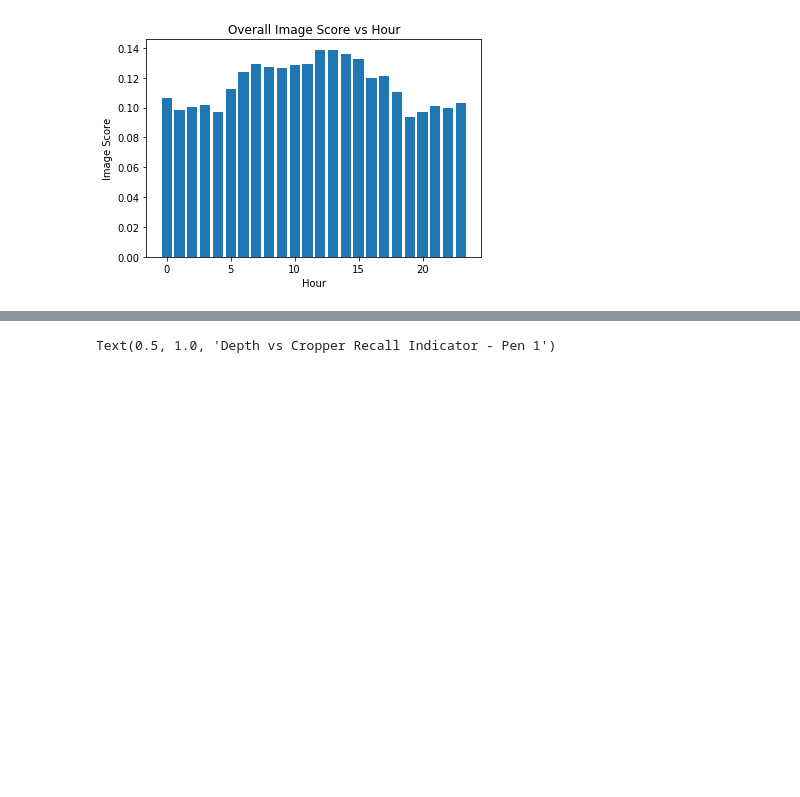
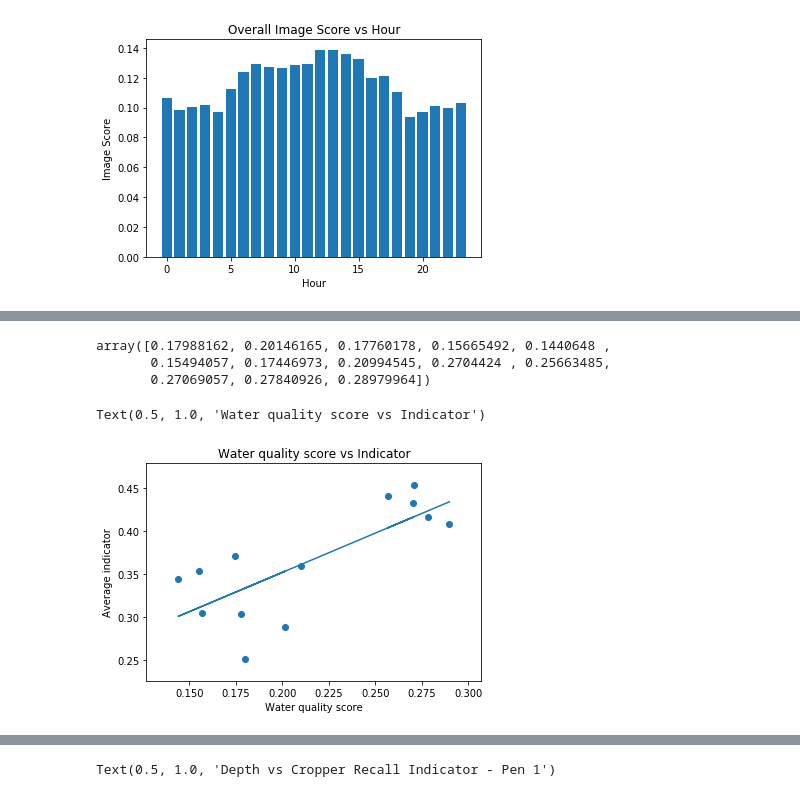
Before and after one commit to isabellafaccone/aquabytePersonal, a Jupyter notebook: bryton/biomass/Cropper Recall.ipynb, the cells around one changed output, grey strips where cells are left out. Drawn from its saved outputs; the diff is of its cells as text; code cells hidden in the pictures; blank space fills up the shorter version.

```diff
--- a/bryton/biomass/Cropper Recall.ipynb
+++ b/bryton/biomass/Cropper Recall.ipynb
@@ -372,0 +435,23 @@ depths3, indicator3 = get_indicator(df3)
+# %%
+X[mask]
+# %% [output]
+array([0.17988162, 0.20146165, 0.17760178, 0.15665492, 0.1440648 ,
+       0.15494057, 0.17446973, 0.20994545, 0.2704424 , 0.25663485,
+       0.27069057, 0.27840926, 0.28979964])
+# %%
+X = np.array(scores1).reshape(-1, 1)
+y = np.array(avg_indicators)
+
+mask = ~np.isnan(X)
+
+reg = LinearRegression().fit(X[mask].reshape(-1, 1), y[mask.flatten()])
+
+plt.scatter(scores1, avg_indicators)
+plt.plot(X[mask], reg.predict(X[mask].reshape(-1, 1)))
+
+plt.xlabel('Water quality score')
+plt.ylabel('Average indicator')
+plt.title('Water quality score vs Indicator')
+# %% [output]
+Text(0.5, 1.0, 'Water quality score vs Indicator')
+[figure, added]
```
Also changed, not shown: parts of 9 cells of this notebook, 5 other files.
